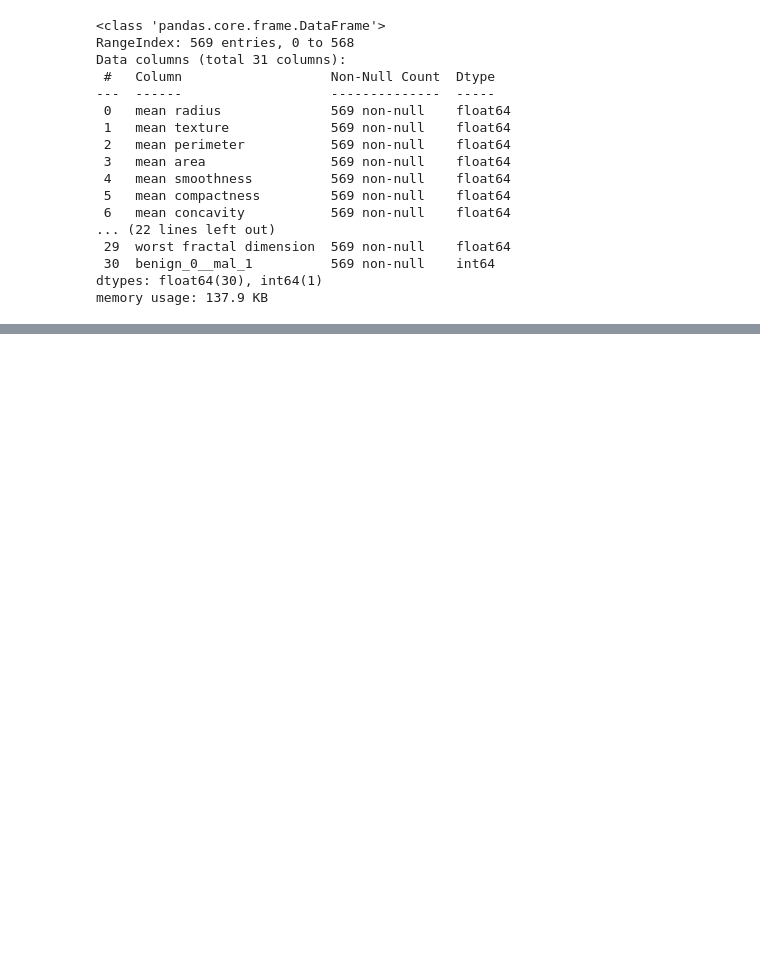
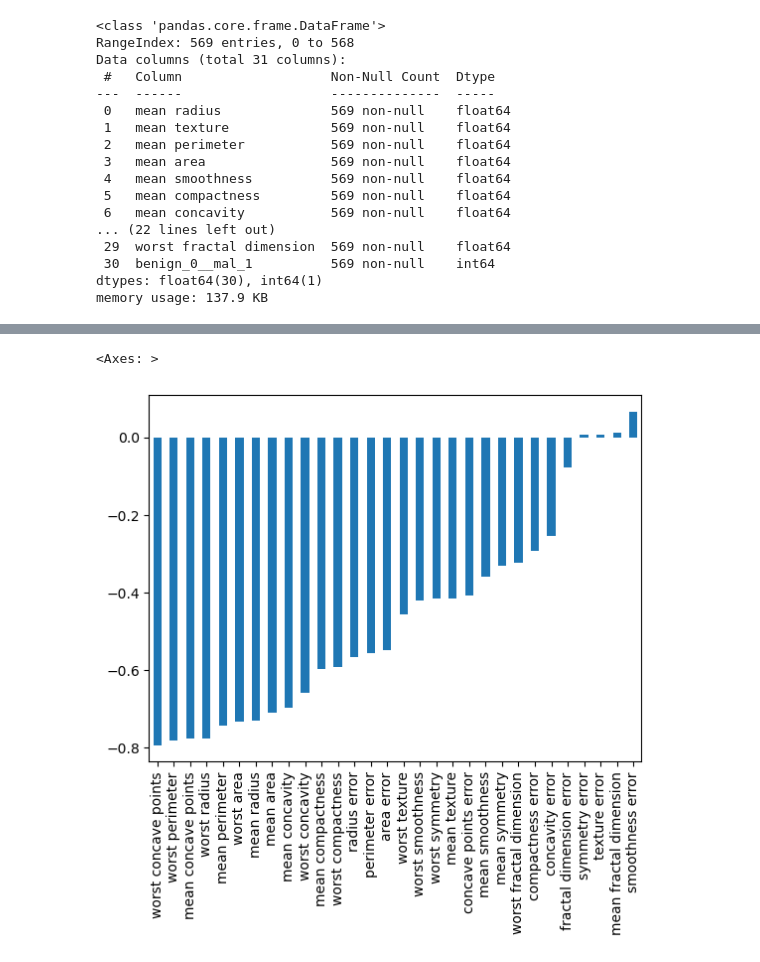
Before and after one commit to SuhasPalani/Python_Data, a Jupyter notebook: tensorflow/EDA_Preprocessing.ipynb, the cells around one changed output, grey strips where cells are left out. Cells and saved outputs as stored; diff of their text form; code cells hidden in the pictures; blank space fills up the shorter version.

```diff
--- a/tensorflow/EDA_Preprocessing.ipynb
+++ b/tensorflow/EDA_Preprocessing.ipynb
@@ -50,0 +99,5 @@ sns.countplot(x='beni')
+# %%
+df.corr()['benign_0__mal_1'][:-1].sort_values().plot(kind='bar')
+# %% [output]
+<Axes: >
+[figure, added]
```
Also changed, not shown: parts of 8 cells of this notebook.
